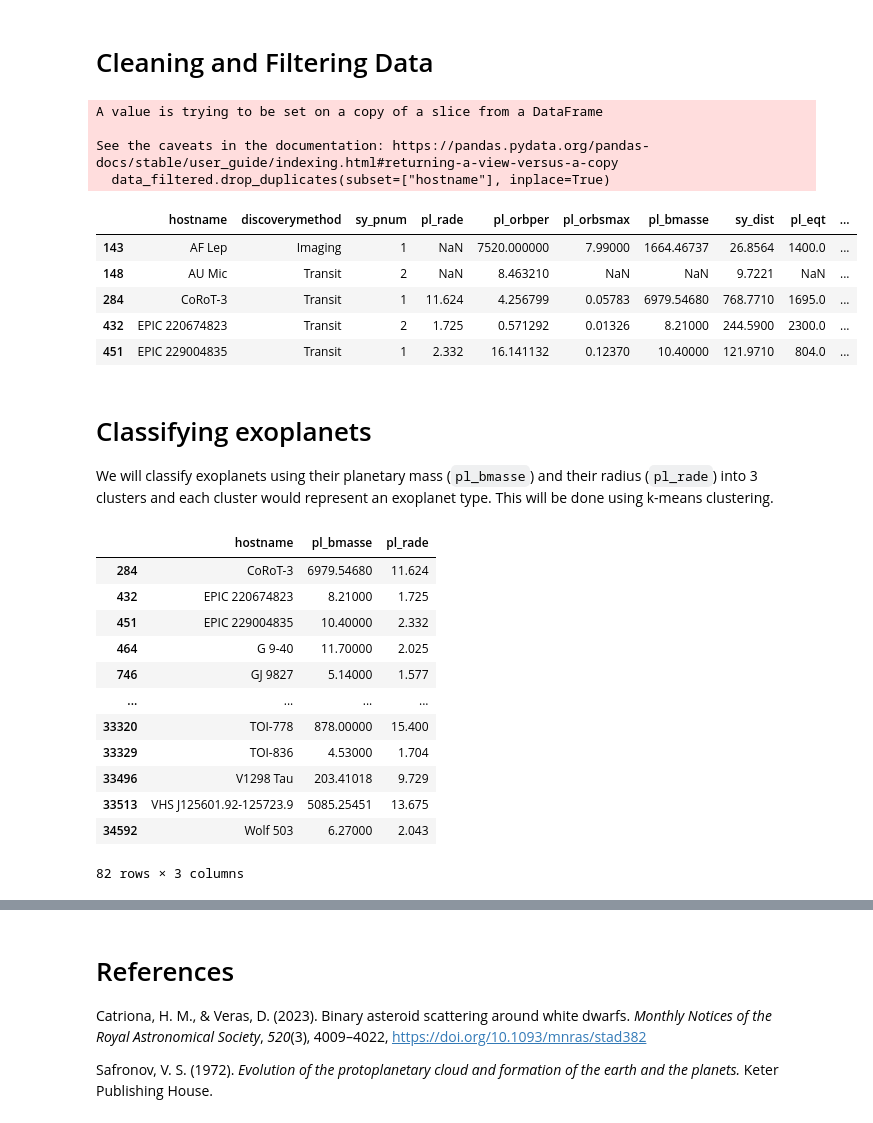
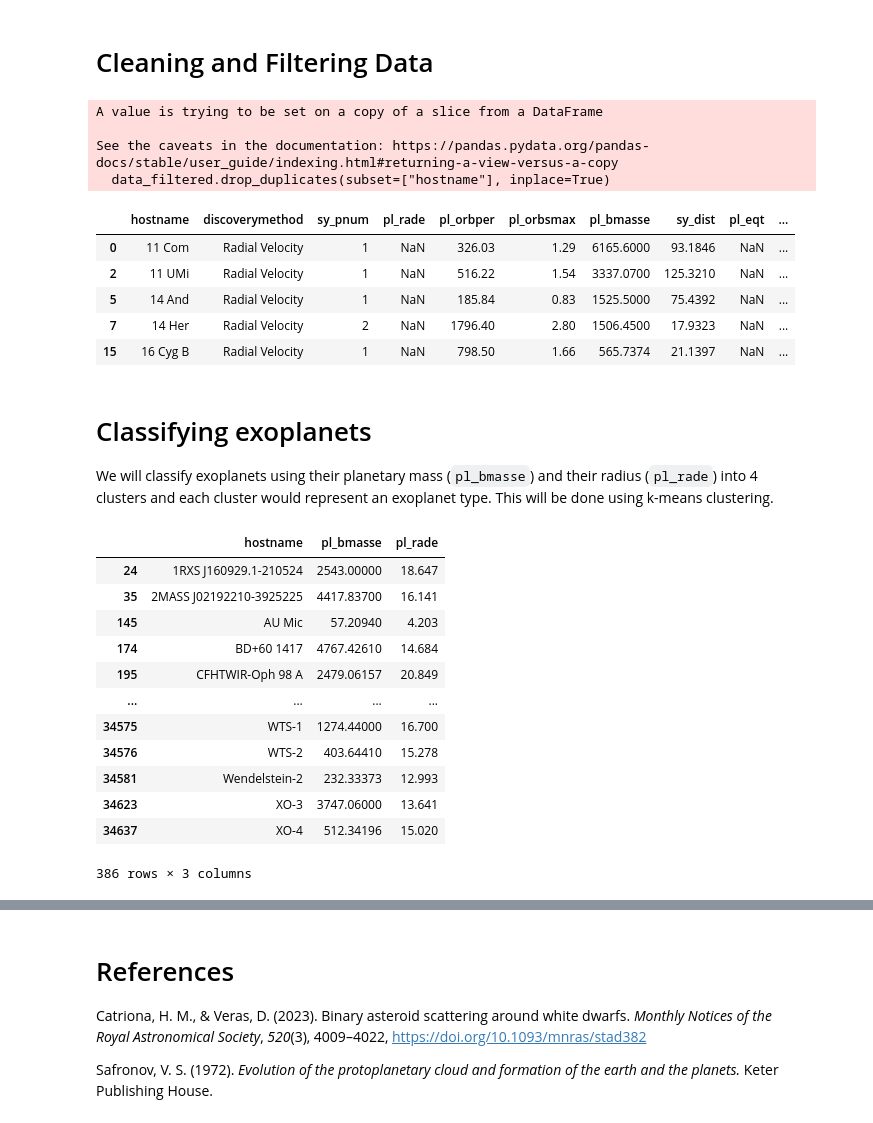
Before and after one commit to moonsdust/exoplanet-classifier, a Jupyter notebook: Exoplanets_Notebook.ipynb, the cells around one changed output, grey strips where cells are left out. Cells and saved outputs as stored; diff of their text form; code cells hidden in the pictures.

```diff
--- a/Exoplanets_Notebook.ipynb
+++ b/Exoplanets_Notebook.ipynb
@@ -34,33 +35,30 @@ data.head()
 # Cleaning and Filtering Data
 # %%
 # Filter out columns
-data_smaller = data[["hostname", "discoverymethod", "sy_pnum", "pl_rade", "pl_orbper", "pl_orbsmax", "pl_bmasse", "sy_dist", "pl_eqt", "st_mass", "releasedate"]]
+data_filtered = data[["hostname", "discoverymethod", "sy_pnum", "pl_rade", "pl_orbper", "pl_orbsmax", "pl_bmasse", "sy_dist", "pl_eqt", "st_mass", "releasedate"]]
 
-# Filter out only exoplanets published by NASA Exoplanet Archive from 2023
-data_filtered = data_smaller[pd.DatetimeIndex(data_smaller["releasedate"]).year == 2023]
+# # Filter out only exoplanets published by NASA Exoplanet Archive from 2023
+# data_filtered = data_smaller[pd.DatetimeIndex(data_smaller["releasedate"]).year == 2023]
 
 # Removing duplicate
 data_filtered.drop_duplicates(subset=["hostname"], inplace=True)
 data_filtered.head()
 # %% [output]
 A value is trying to be set on a copy of a slice from a DataFrame
 
 See the caveats in the documentation: https://pandas.pydata.org/pandas-docs/stable/user_guide/indexing.html#returning-a-view-versus-a-copy
   data_filtered.drop_duplicates(subset=["hostname"], inplace=True)
 |  | hostname | discoverymethod | sy_pnum | pl_rade | pl_orbper | pl_orbsmax | pl_bmasse | sy_dist | pl_eqt | ... |
-| 143 | AF Lep | Imaging | 1 | NaN | 7520.000000 | 7.99000 | 1664.46737 | 26.8564 | 1400.0 | ... |
-| 148 | AU Mic | Transit | 2 | NaN | 8.463210 | NaN | NaN | 9.7221 | NaN | ... |
-| 284 | CoRoT-3 | Transit | 1 | 11.624 | 4.256799 | 0.05783 | 6979.54680 | 768.7710 | 1695.0 | ... |
-| 432 | EPIC 220674823 | Transit | 2 | 1.725 | 0.571292 | 0.01326 | 8.21000 | 244.5900 | 2300.0 | ... |
-| 451 | EPIC 229004835 | Transit | 1 | 2.332 | 16.141132 | 0.12370 | 10.40000 | 121.9710 | 804.0 | ... |
+| 0 | 11 Com | Radial Velocity | 1 | NaN | 326.03 | 1.29 | 6165.6000 | 93.1846 | NaN | ... |
+| 2 | 11 UMi | Radial Velocity | 1 | NaN | 516.22 | 1.54 | 3337.0700 | 125.3210 | NaN | ... |
+| 5 | 14 And | Radial Velocity | 1 | NaN | 185.84 | 0.83 | 1525.5000 | 75.4392 | NaN | ... |
+| 7 | 14 Her | Radial Velocity | 2 | NaN | 1796.40 | 2.80 | 1506.4500 | 17.9323 | NaN | ... |
+| 15 | 16 Cyg B | Radial Velocity | 1 | NaN | 798.50 | 1.66 | 565.7374 | 21.1397 | NaN | ... |
 # %% [markdown]
 # Classifying exoplanets
 
-We will classify exoplanets using their planetary mass (`pl_bmasse`) and their radius (`pl_rade`) into 3 clusters and each cluster would represent an exoplanet type. This will be done using k-means clustering.
+We will classify exoplanets using their planetary mass (`pl_bmasse`) and their radius (`pl_rade`) into 4 clusters and each cluster would represent an exoplanet type. This will be done using k-means clustering.
 # %%
-# Obtain DataFrame with only host name, mass, radius, stellar mass, and orbit semi-major axis in AU
-mass_radius_semimajor = data_filtered[["hostname", "pl_bmasse", "pl_rade", "st_mass", "pl_orbsmax"]]
-
 # DataFrame with just host name, mass, and radius
 mass_radius = data_filtered[["hostname", "pl_bmasse", "pl_rade"]]
 
@@ -68,18 +66,18 @@ mass_radius = data_filtered[["hostname", "pl_bmasse", "pl_rade"]]
 mass_radius.dropna()
 # %% [output]
 |  | hostname | pl_bmasse | pl_rade |
-| 284 | CoRoT-3 | 6979.54680 | 11.624 |
-| 432 | EPIC 220674823 | 8.21000 | 1.725 |
-| 451 | EPIC 229004835 | 10.40000 | 2.332 |
-| 464 | G 9-40 | 11.70000 | 2.025 |
-| 746 | GJ 9827 | 5.14000 | 1.577 |
+| 24 | 1RXS J160929.1-210524 | 2543.00000 | 18.647 |
+| 35 | 2MASS J02192210-3925225 | 4417.83700 | 16.141 |
+| 145 | AU Mic | 57.20940 | 4.203 |
+| 174 | BD+60 1417 | 4767.42610 | 14.684 |
+| 195 | CFHTWIR-Oph 98 A | 2479.06157 | 20.849 |
 | ... | ... | ... | ... |
-| 33320 | TOI-778 | 878.00000 | 15.400 |
-| 33329 | TOI-836 | 4.53000 | 1.704 |
-| 33496 | V1298 Tau | 203.41018 | 9.729 |
-| 33513 | VHS J125601.92-125723.9 | 5085.25451 | 13.675 |
-| 34592 | Wolf 503 | 6.27000 | 2.043 |
+| 34575 | WTS-1 | 1274.44000 | 16.700 |
+| 34576 | WTS-2 | 403.64410 | 15.278 |
+| 34581 | Wendelstein-2 | 232.33373 | 12.993 |
+| 34623 | XO-3 | 3747.06000 | 13.641 |
+| 34637 | XO-4 | 512.34196 | 15.020 |
-82 rows × 3 columns
+386 rows × 3 columns
 # %%
 # Create temporary scatterplot (x-axis = mass and y-axis = radius)
 plt.scatter(mass_radius["pl_bmasse"], mass_radius["pl_rade"])
```
Also changed, not shown: parts of 21 cells of this notebook.
